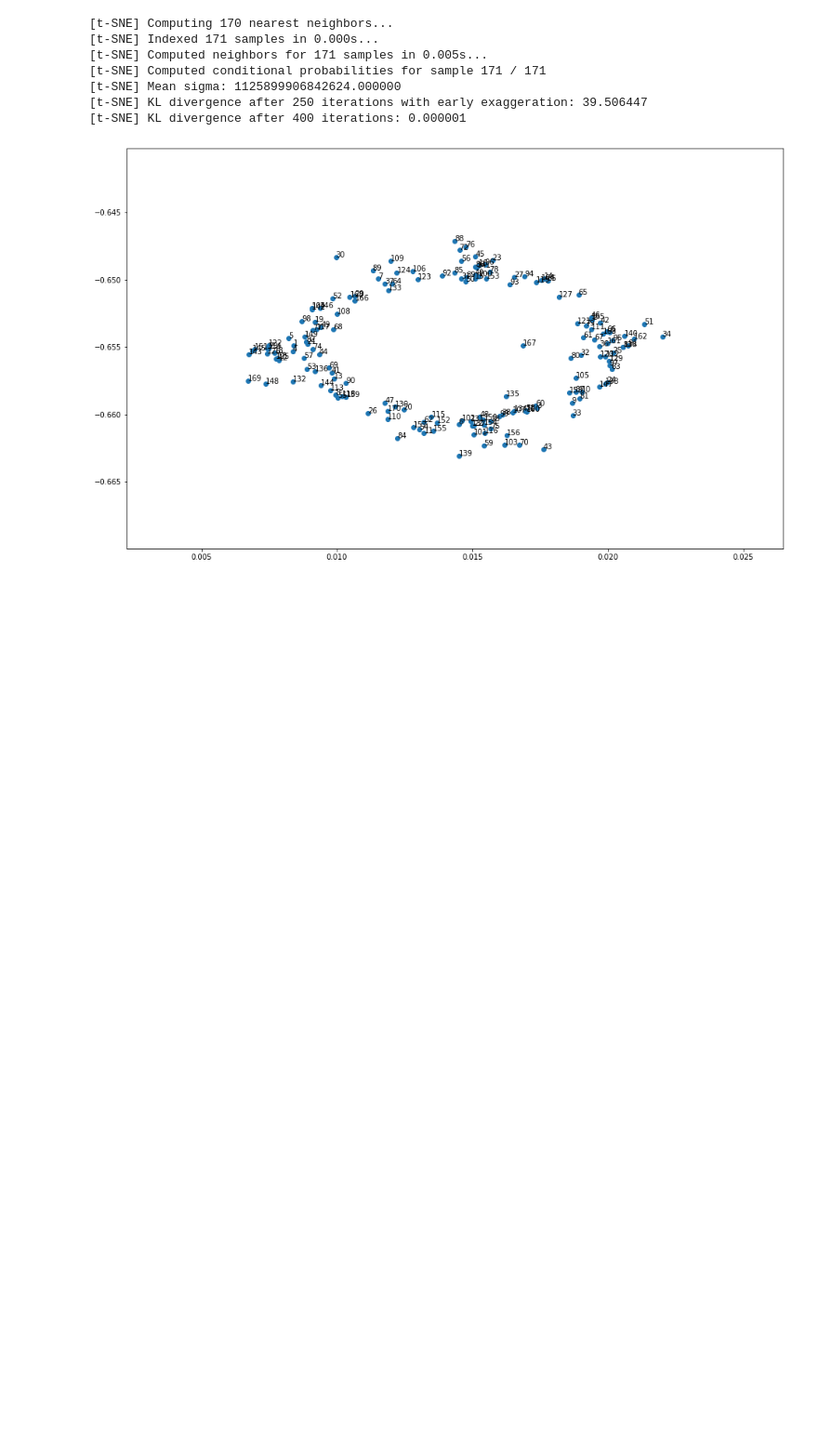
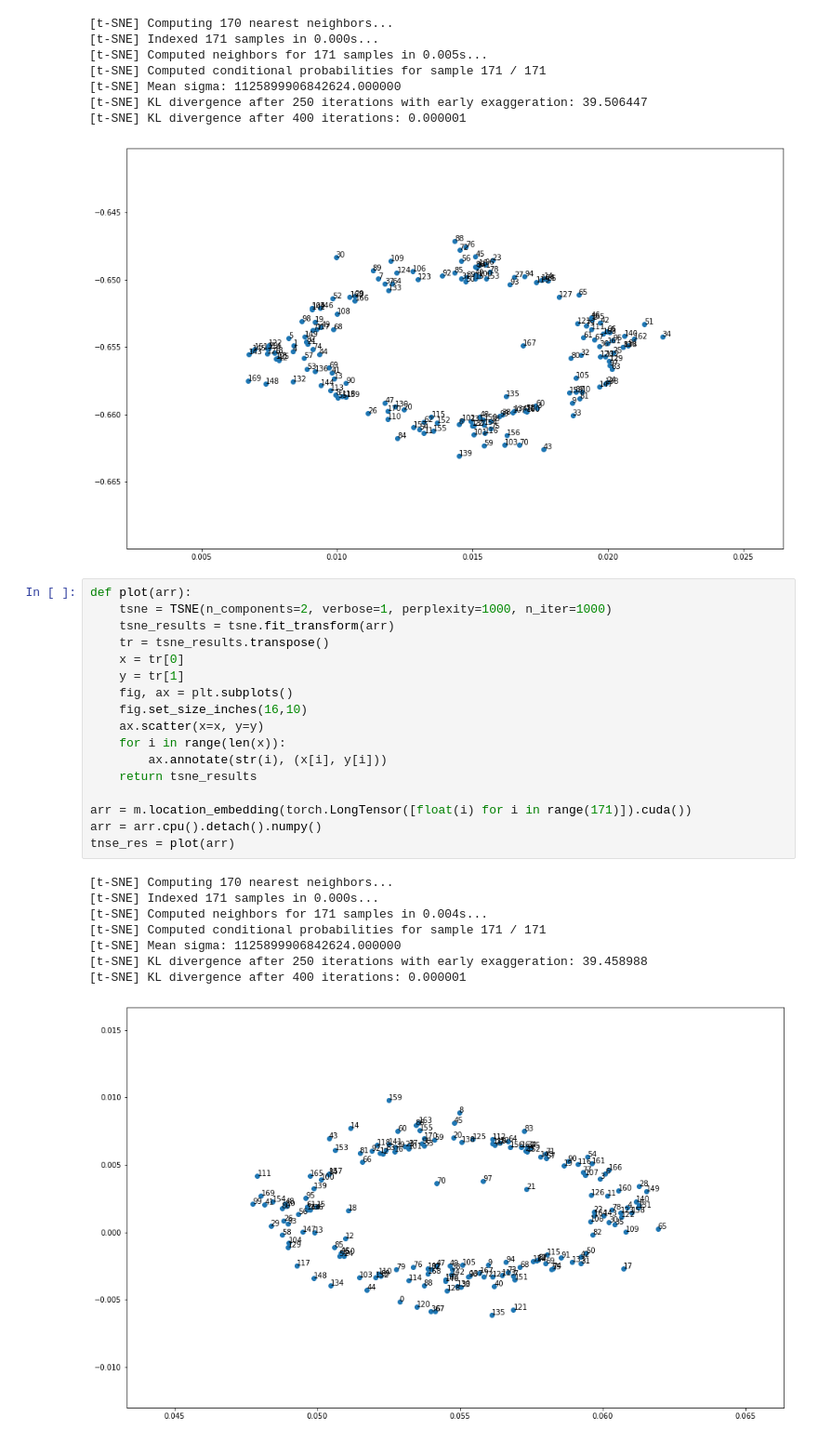
Before and after one commit to DaehanKim/bss_demand_prediction, a Jupyter notebook: dh.ipynb, the cells around one changed output. Shown: that part at 93% size. Saved outputs shown, nothing was run; the diff lists cells and outputs as text; blank space fills up the shorter version.

```diff
--- a/dh.ipynb
+++ b/dh.ipynb
@@ -153,3 +153,29 @@ tnse_res = plot(arr)
 [t-SNE] KL divergence after 250 iterations with early exaggeration: 39.506447
 [t-SNE] KL divergence after 400 iterations: 0.000001
 [figure]
+# %%
+def plot(arr):
+    tsne = TSNE(n_components=2, verbose=1, perplexity=1000, n_iter=1000)
+    tsne_results = tsne.fit_transform(arr)
+    tr = tsne_results.transpose()
+    x = tr[0]
+    y = tr[1]
+    fig, ax = plt.subplots()
+    fig.set_size_inches(16,10)
+    ax.scatter(x=x, y=y)
+    for i in range(len(x)):
+        ax.annotate(str(i), (x[i], y[i]))
+    return tsne_results
+
+arr = m.location_embedding(torch.LongTensor([float(i) for i in range(171)]).cuda())
+arr = arr.cpu().detach().numpy()
+tnse_res = plot(arr)
+# %% [output]
+[t-SNE] Computing 170 nearest neighbors...
+[t-SNE] Indexed 171 samples in 0.000s...
+[t-SNE] Computed neighbors for 171 samples in 0.004s...
+[t-SNE] Computed conditional probabilities for sample 171 / 171
+[t-SNE] Mean sigma: 1125899906842624.000000
+[t-SNE] KL divergence after 250 iterations with early exaggeration: 39.458988
+[t-SNE] KL divergence after 400 iterations: 0.000001
+[figure, added]
```
Also changed, not shown: parts of 6 cells of this notebook, 1 other file.
